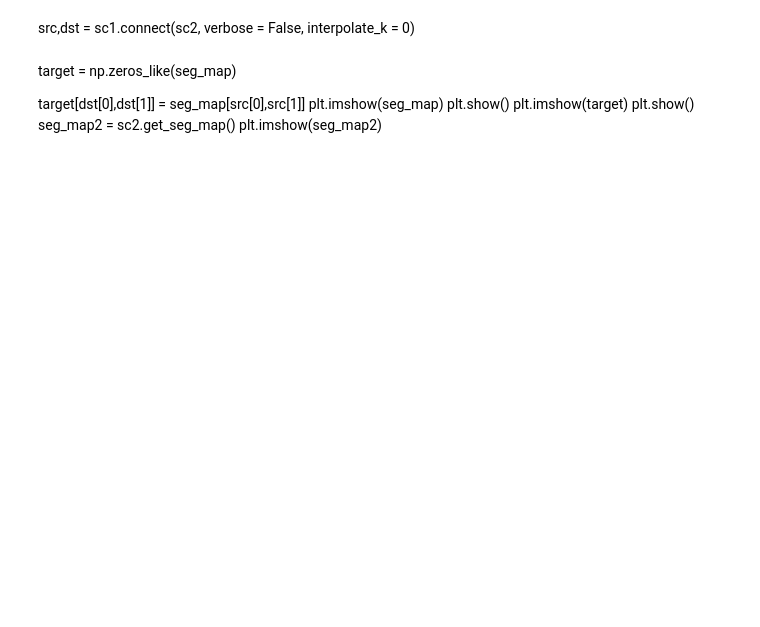
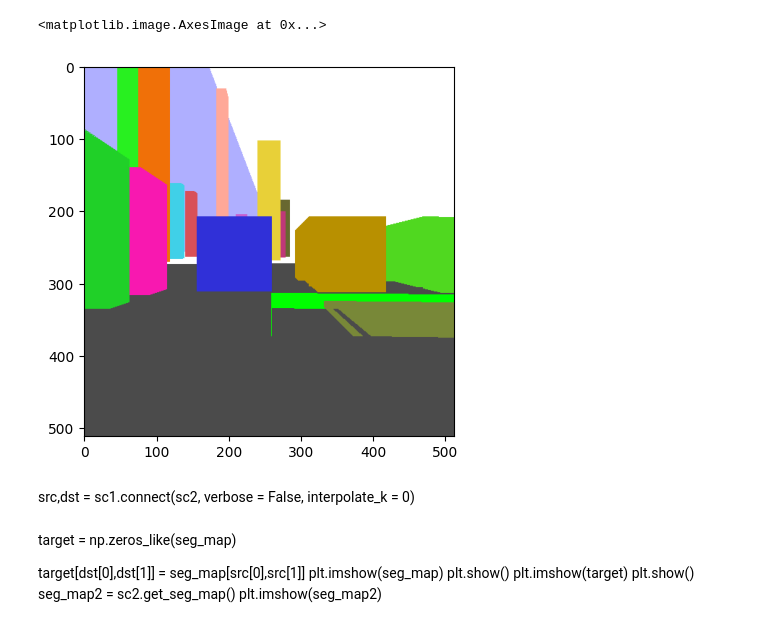
Before and after one commit to yanivbl6/selfconsistent_diffusion, a Jupyter notebook: metro_pipe_test.ipynb, the cells around one changed output. Saved outputs shown, nothing was run; the diff lists cells and outputs as text; code cells hidden in the pictures; blank space fills up the shorter version.

```diff
--- a/metro_pipe_test.ipynb
+++ b/metro_pipe_test.ipynb
@@ -51,3 +53,13 @@ plt.imshow(sc2.get_seg_map())
+# %%
+pov = Point(0,60,10)
+direction = Point(10,0.1,0.1)
+sc3 = Scene(skretch, pov, direction, resolution = (512,512), vision_angle = 35, verbose = verbose, linewidth = linewidth)
+##seg_map = sc2.get_seg_map()
+# print(seg_map.shape)
+plt.imshow(sc3.get_seg_map())
+# %% [output]
+<matplotlib.image.AxesImage at 0x...>
+[figure, added]
 # %% [markdown]
 src,dst = sc1.connect(sc2, verbose = False, interpolate_k = 0)
 # %% [markdown]
```
Also changed, not shown: parts of 38 cells of this notebook, 10 other files.
